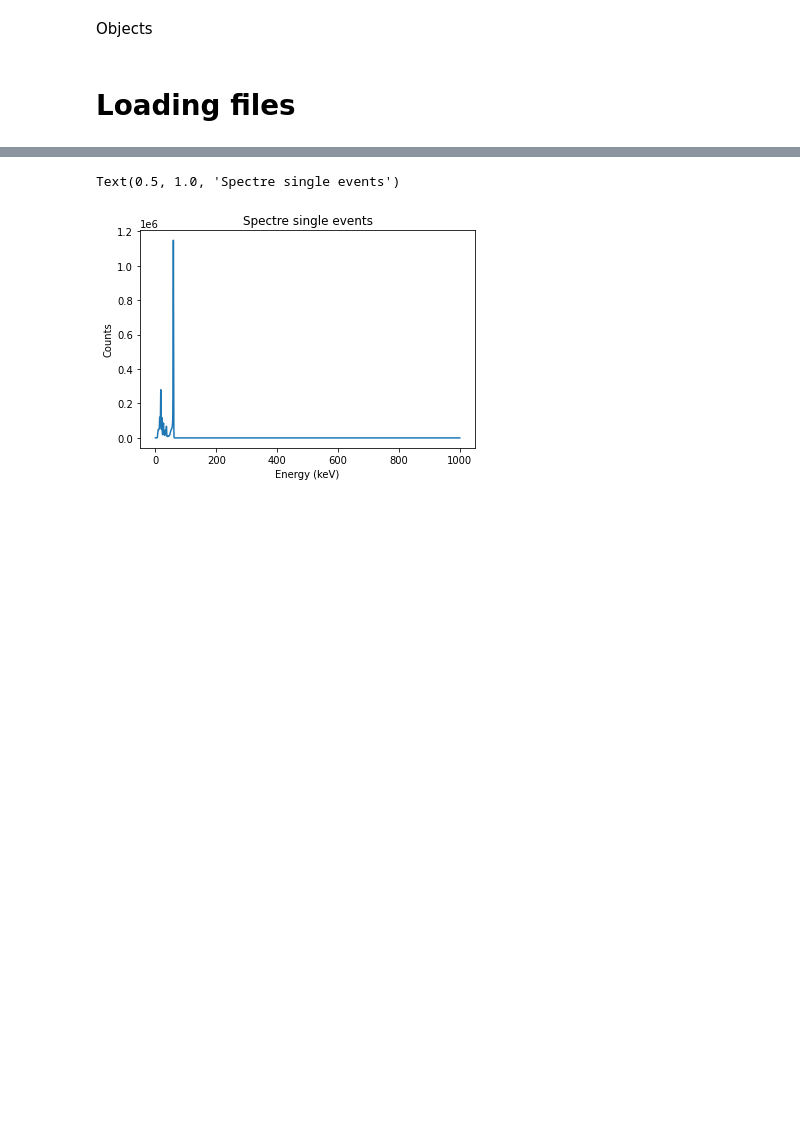
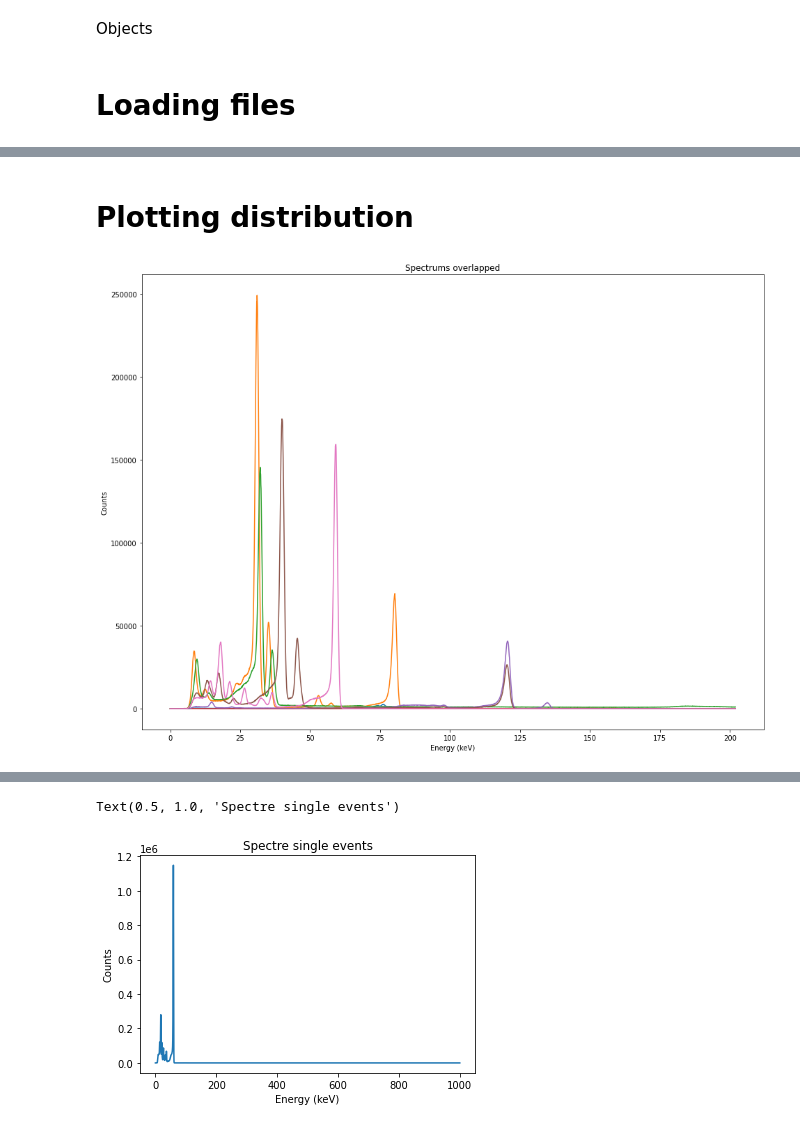
Before and after one commit to FelipeMFO/phd-data-wrangling, a Jupyter notebook: notebooks/eda.ipynb, the cells around one changed output, grey strips where cells are left out. Cells and saved outputs as stored; diff of their text form; code cells hidden in the pictures; blank space fills up the shorter version.

Commit message:
Plot spectrums

```diff
--- a/notebooks/eda.ipynb
+++ b/notebooks/eda.ipynb
@@ -45,8 +46,9 @@ Objects
 # %%
 load = DataLoader(RAW_DATA)
 processing = Processing()
+plots = Plots()
 # %% [markdown]
 # Loading files
 # %%
 fits = load.load_fits(read_files(RAW_DATA))
-dfs_dict = processing.get_tabdata_dfs_dict(fits)
+energies = processing.get_energy_dict(fits)
@@ -76,0 +85,6 @@ See the caveats in the documentation: https://pandas.pydata.org/pandas-docs/stab
+# %% [markdown]
+# Plotting distribution
+# %%
+plots.plot_spectrums_overlapping(energies, "Spectrums overlapped")
+# %% [output]
+[figure, added]
```
Also changed, not shown: parts of 33 cells of this notebook, 2 other files.
